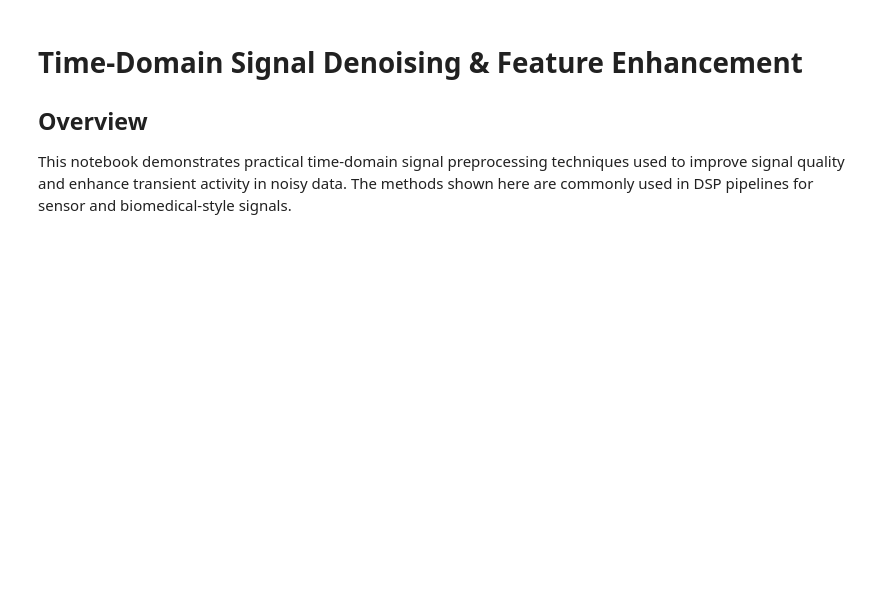
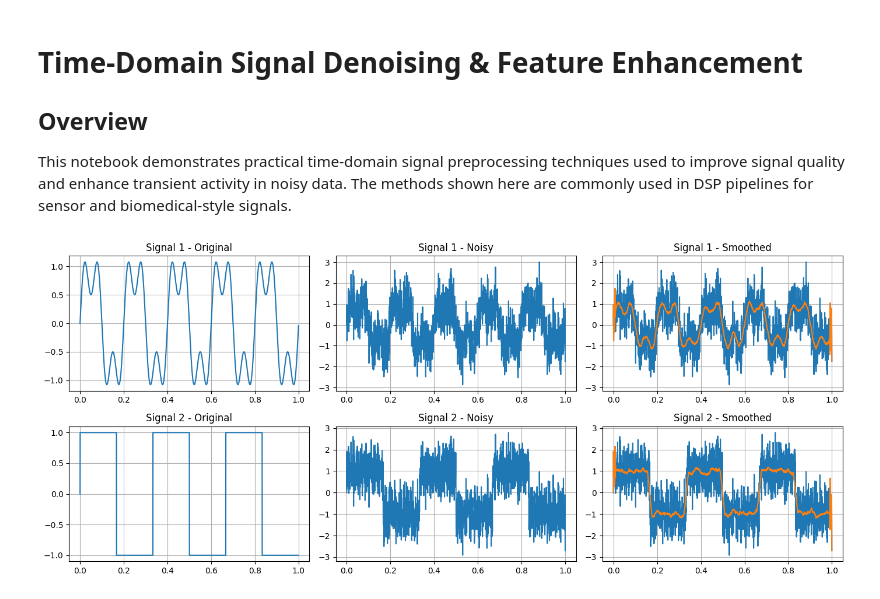
Before and after one commit to obaidsi/Database_Project, a Jupyter notebook: time_domain_signal_denoising.ipynb, the cells around one changed output. Saved outputs shown, nothing was run; the diff lists cells and outputs as text; code cells hidden in the pictures; blank space fills up the shorter version.

Commit message:
Mean filter application

```diff
--- a/time_domain_signal_denoising.ipynb
+++ b/time_domain_signal_denoising.ipynb
@@ -23,3 +23,67 @@ def windowed_mean_smoother(x, k):
         y[t] = np.mean(x[t - k : t + k + 1])
 
     return y
+# %%
+# Parameters
+n = 2000
+t = np.linspace(0, 1, n, endpoint=False)
+
+k = 20          # smoothing half-window
+noise_amp = 0.6 # try 0.2, 0.6, 1.0 later
+
+# Two different base signals (different shapes)
+x1 = np.sin(2*np.pi*5*t) + 0.5*np.sin(2*np.pi*15*t)    # smooth multi-tone
+x2 = np.sign(np.sin(2*np.pi*3*t))                      # square-like
+
+# Same noise added to both
+noise = noise_amp * np.random.randn(n)
+x1_noisy = x1 + noise
+x2_noisy = x2 + noise
+
+# Apply windowed mean smoothing
+x1_smooth = windowed_mean_smoother(x1_noisy, k)
+x2_smooth = windowed_mean_smoother(x2_noisy, k)
+
+# Create a figure with 2 rows and 3 columns
+fig, axes = plt.subplots(2, 3, figsize=(14, 6))
+
+# ---------- FIRST SIGNAL ----------
+# Original
+axes[0][0].plot(t, x1)
+axes[0][0].set_title("Signal 1 - Original")
+
+# Noisy
+axes[0][1].plot(t, x1_noisy)
+axes[0][1].set_title("Signal 1 - Noisy")
+
+# Noisy + Smoothed
+axes[0][2].plot(t, x1_noisy)
+axes[0][2].plot(t, x1_smooth)
+axes[0][2].set_title("Signal 1 - Smoothed")
+
+
+# ---------- SECOND SIGNAL ----------
+# Original
+axes[1][0].plot(t, x2)
+axes[1][0].set_title("Signal 2 - Original")
+
+# Noisy
+axes[1][1].plot(t, x2_noisy)
+axes[1][1].set_title("Signal 2 - Noisy")
+
+# Noisy + Smoothed
+axes[1][2].plot(t, x2_noisy)
+axes[1][2].plot(t, x2_smooth)
+axes[1][2].set_title("Signal 2 - Smoothed")
+
+
+# Add grid to every plot
+for row in axes:
+    for ax in row:
+        ax.grid(True)
+
+# Adjust spacing and show
+plt.tight_layout()
+plt.show()
+# %% [output]
+[figure, added]
```
